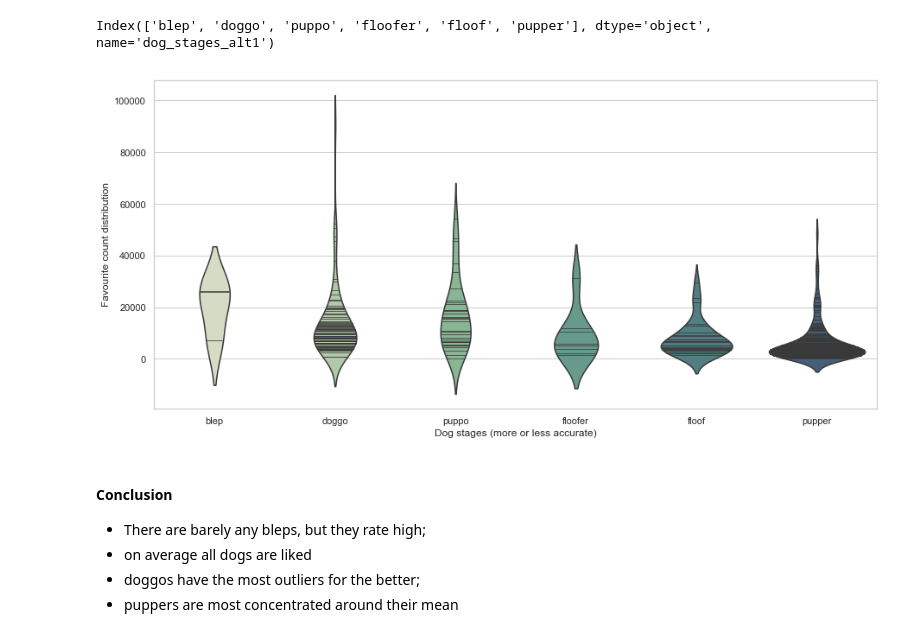
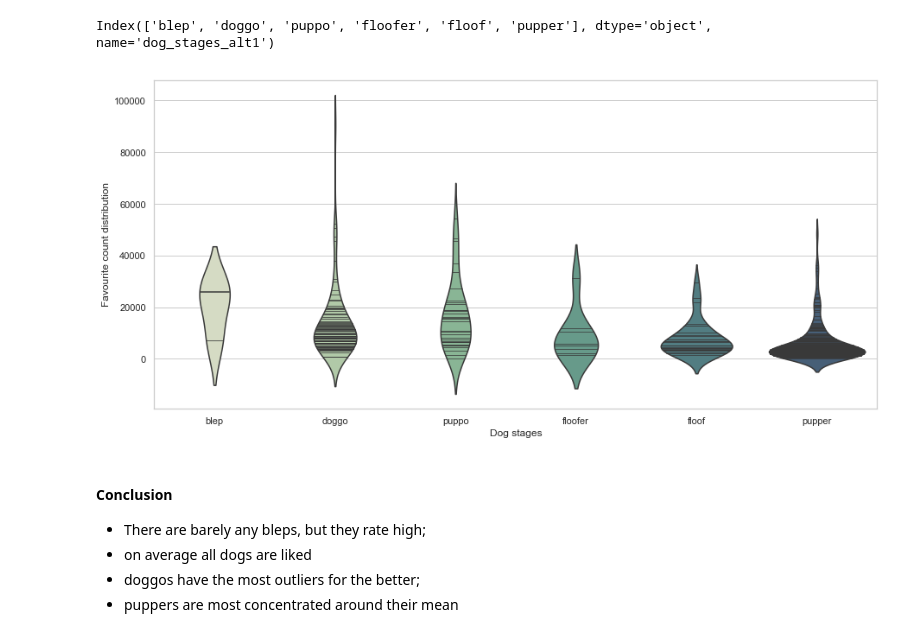
Before and after one commit to VilijaVait/data-analyst-udacity, a Jupyter notebook: projects/WrangleAndAnalyzeData/wrangle_project_notebook_visual.ipynb, the cells around one changed output. Saved outputs shown, nothing was run; the diff lists cells and outputs as text; code cells hidden in the pictures.

```diff
--- a/projects/WrangleAndAnalyzeData/wrangle_project_notebook_visual.ipynb
+++ b/projects/WrangleAndAnalyzeData/wrangle_project_notebook_visual.ipynb
@@ -154,12 +153,12 @@ Index(['blep', 'doggo', 'puppo', 'floofer', 'floof', 'pupper'], dtype='object',
 # %%
 sns.set(style="whitegrid")
 palette = sns.cubehelix_palette(8, start=.5, rot=-.75)
 plt.figure(figsize = [15,7])
 ax = sns.violinplot(x="dog_stages_alt1", y="favourite_count", data=df_dog_stages, order=popular_order,
                     inner="stick", palette=palette)
-ax.set(xlabel='Dog stages (more or less accurate)', ylabel='Favourite count distribution');
+ax.set(xlabel='Dog stages', ylabel='Favourite count distribution');
 # %% [output]
-[figure, old version]
+[figure, new version]
 # %% [markdown]
 #### Conclusion
 - There are barely any bleps, but they rate high;
```
Also changed, not shown: parts of 2 cells of this notebook, 2 other files.
